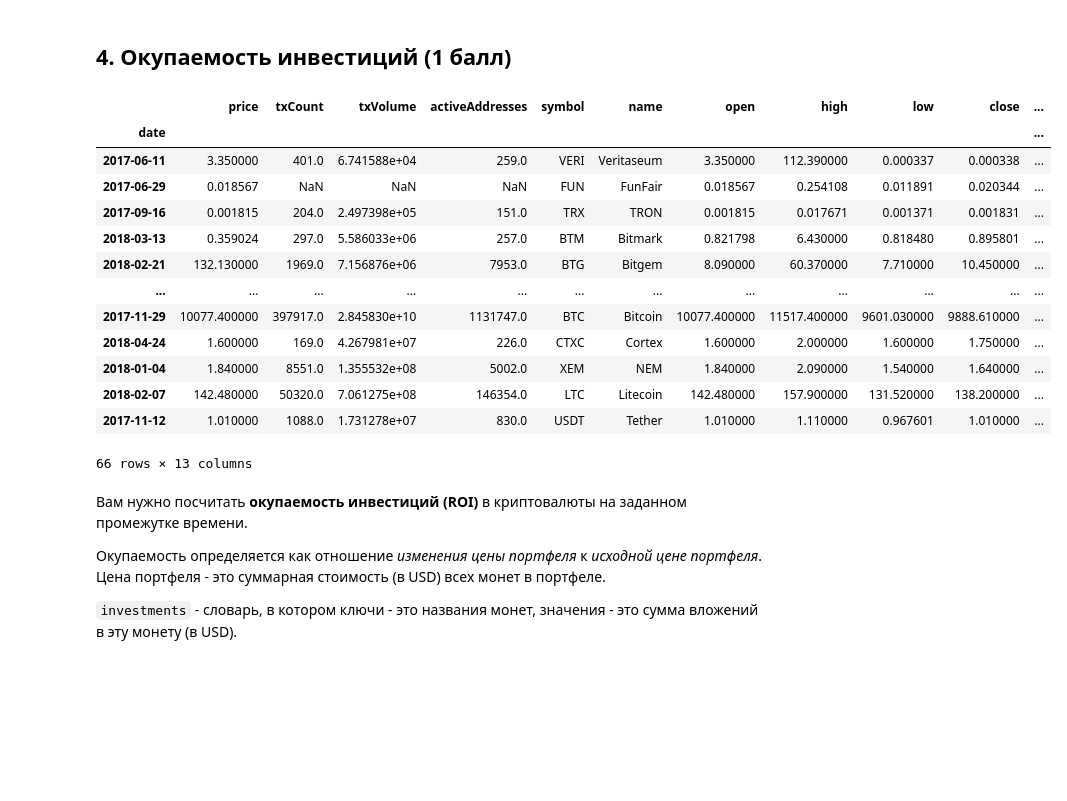
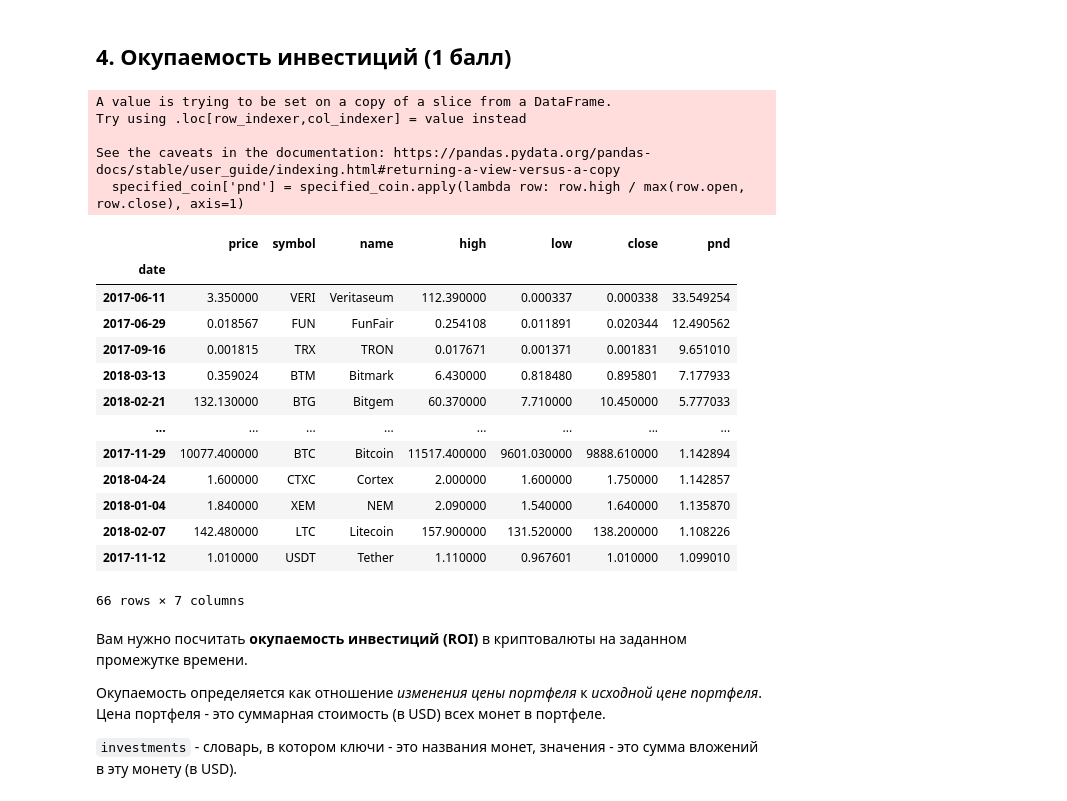
Before and after one commit to Alek-dr/mipt, a Jupyter notebook: lab_work.ipynb, the cells around one changed output. Saved outputs shown, nothing was run; the diff lists cells and outputs as text; code cells hidden in the pictures; blank space fills up the shorter version.

```diff
--- a/lab_work.ipynb
+++ b/lab_work.ipynb
@@ -216,28 +226,34 @@ find_most_severe_pump_and_dump(coins, symbol='BTC', start_date='2017-06-01', end
 # %%
 start_date='2017-06-01'
 end_date='2018-06-01'
 results = []
 for symbol in coins['symbol'].unique():
     res = find_most_severe_pump_and_dump(coins, symbol=symbol, start_date='2017-06-01', end_date='2018-06-01')
     results.append(res)
 
 res = pd.concat(results)
+res = res[['price', 'symbol', 'name', 'high', 'low', 'close', 'pnd']]
 res.sort_values('pnd', ascending=False)
 # %% [output]
+A value is trying to be set on a copy of a slice from a DataFrame.
+Try using .loc[row_indexer,col_indexer] = value instead
+
+See the caveats in the documentation: https://pandas.pydata.org/pandas-docs/stable/user_guide/indexing.html#returning-a-view-versus-a-copy
+  specified_coin['pnd'] = specified_coin.apply(lambda row: row.high / max(row.open, row.close), axis=1)
-|  | price | txCount | txVolume | activeAddresses | symbol | name | open | high | low | close | ... |
-| date |  |  |  |  |  |  |  |  |  |  | ... |
-| 2017-06-11 | 3.350000 | 401.0 | 6.741588e+04 | 259.0 | VERI | Veritaseum | 3.350000 | 112.390000 | 0.000337 | 0.000338 | ... |
-| 2017-06-29 | 0.018567 | NaN | NaN | NaN | FUN | FunFair | 0.018567 | 0.254108 | 0.011891 | 0.020344 | ... |
-| 2017-09-16 | 0.001815 | 204.0 | 2.497398e+05 | 151.0 | TRX | TRON | 0.001815 | 0.017671 | 0.001371 | 0.001831 | ... |
-| 2018-03-13 | 0.359024 | 297.0 | 5.586033e+06 | 257.0 | BTM | Bitmark | 0.821798 | 6.430000 | 0.818480 | 0.895801 | ... |
-| 2018-02-21 | 132.130000 | 1969.0 | 7.156876e+06 | 7953.0 | BTG | Bitgem | 8.090000 | 60.370000 | 7.710000 | 10.450000 | ... |
-| ... | ... | ... | ... | ... | ... | ... | ... | ... | ... | ... | ... |
-| 2017-11-29 | 10077.400000 | 397917.0 | 2.845830e+10 | 1131747.0 | BTC | Bitcoin | 10077.400000 | 11517.400000 | 9601.030000 | 9888.610000 | ... |
-| 2018-04-24 | 1.600000 | 169.0 | 4.267981e+07 | 226.0 | CTXC | Cortex | 1.600000 | 2.000000 | 1.600000 | 1.750000 | ... |
-| 2018-01-04 | 1.840000 | 8551.0 | 1.355532e+08 | 5002.0 | XEM | NEM | 1.840000 | 2.090000 | 1.540000 | 1.640000 | ... |
-| 2018-02-07 | 142.480000 | 50320.0 | 7.061275e+08 | 146354.0 | LTC | Litecoin | 142.480000 | 157.900000 | 131.520000 | 138.200000 | ... |
-| 2017-11-12 | 1.010000 | 1088.0 | 1.731278e+07 | 830.0 | USDT | Tether | 1.010000 | 1.110000 | 0.967601 | 1.010000 | ... |
+|  | price | symbol | name | high | low | close | pnd |
+| date |  |  |  |  |  |  |  |
+| 2017-06-11 | 3.350000 | VERI | Veritaseum | 112.390000 | 0.000337 | 0.000338 | 33.549254 |
+| 2017-06-29 | 0.018567 | FUN | FunFair | 0.254108 | 0.011891 | 0.020344 | 12.490562 |
+| 2017-09-16 | 0.001815 | TRX | TRON | 0.017671 | 0.001371 | 0.001831 | 9.651010 |
+| 2018-03-13 | 0.359024 | BTM | Bitmark | 6.430000 | 0.818480 | 0.895801 | 7.177933 |
+| 2018-02-21 | 132.130000 | BTG | Bitgem | 60.370000 | 7.710000 | 10.450000 | 5.777033 |
+| ... | ... | ... | ... | ... | ... | ... | ... |
+| 2017-11-29 | 10077.400000 | BTC | Bitcoin | 11517.400000 | 9601.030000 | 9888.610000 | 1.142894 |
+| 2018-04-24 | 1.600000 | CTXC | Cortex | 2.000000 | 1.600000 | 1.750000 | 1.142857 |
+| 2018-01-04 | 1.840000 | XEM | NEM | 2.090000 | 1.540000 | 1.640000 | 1.135870 |
+| 2018-02-07 | 142.480000 | LTC | Litecoin | 157.900000 | 131.520000 | 138.200000 | 1.108226 |
+| 2017-11-12 | 1.010000 | USDT | Tether | 1.110000 | 0.967601 | 1.010000 | 1.099010 |
-66 rows × 13 columns
+66 rows × 7 columns
 # %% [markdown]
 Вам нужно посчитать **окупаемость инвестиций (ROI)** в криптовалюты на заданном промежутке времени.
 
```
Also changed, not shown: parts of 11 cells of this notebook.
